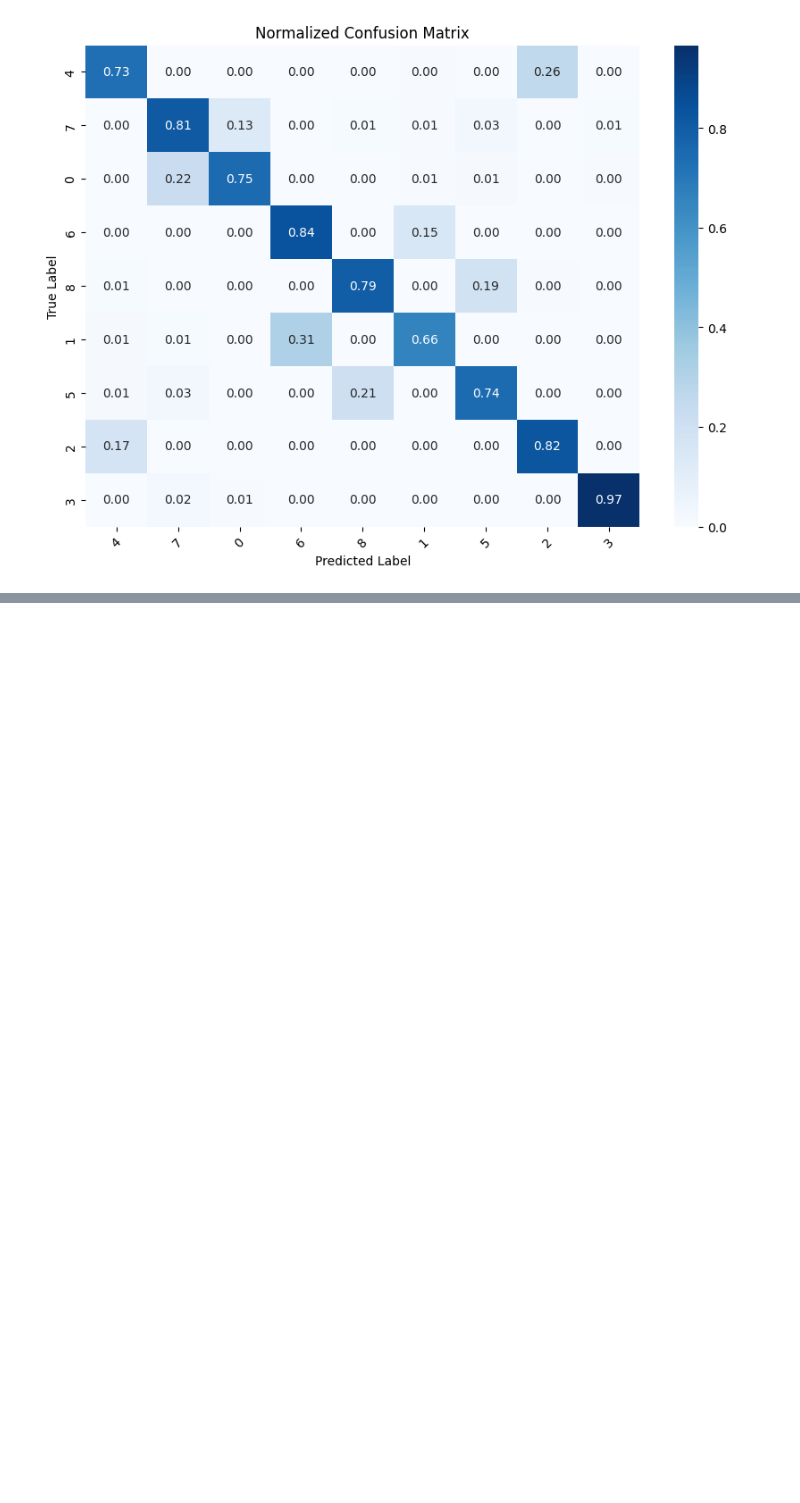
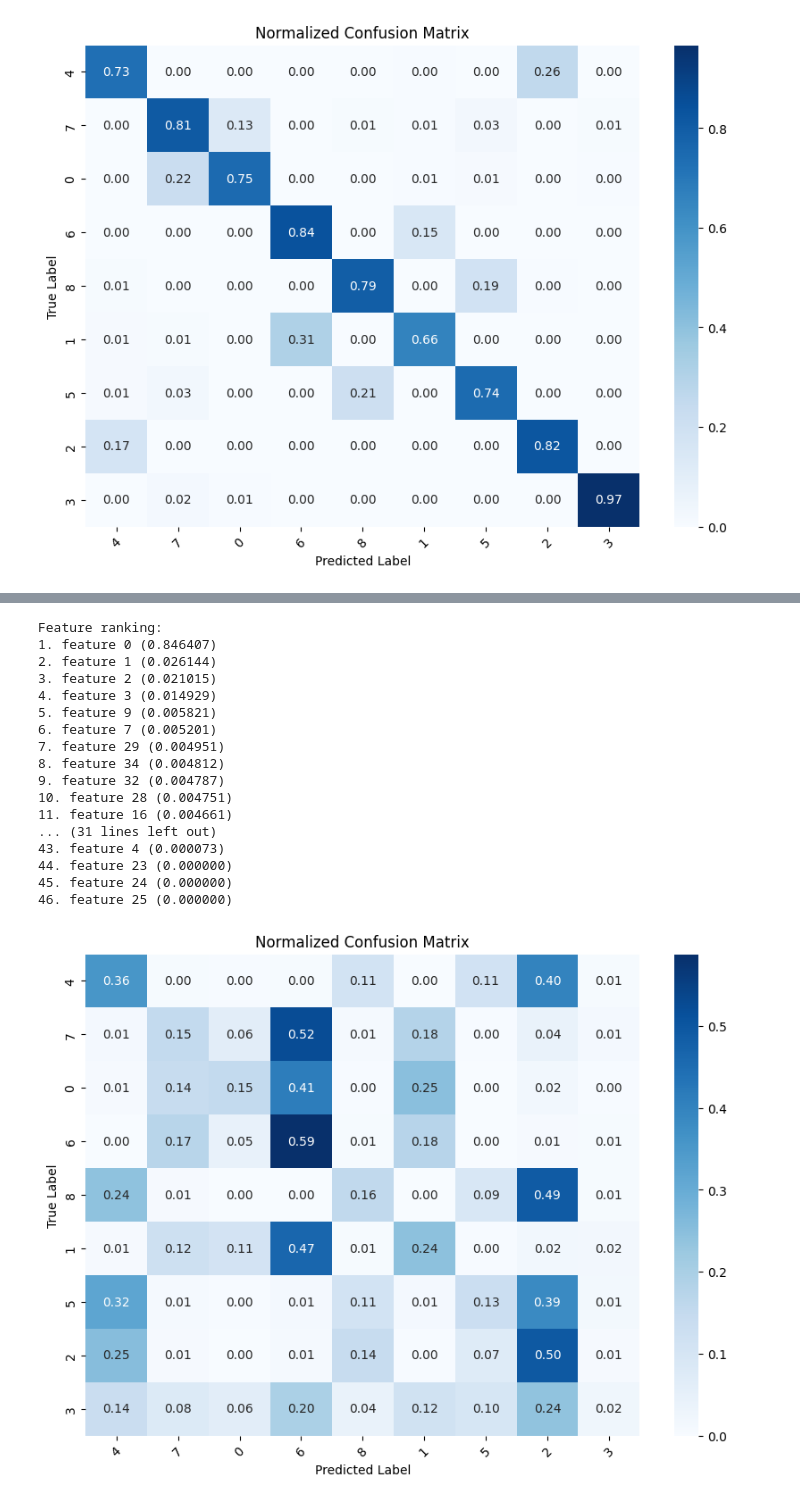
Before and after one commit to Girlcoding22/INDENG142_Sp25, a Jupyter notebook: Rand_Forest.ipynb, the cells around one changed output, grey strips where cells are left out. Drawn from its saved outputs; the diff is of its cells as text; code cells hidden in the pictures; blank space fills up the shorter version.

```diff
--- a/Rand_Forest.ipynb
+++ b/Rand_Forest.ipynb
@@ -100,0 +174,43 @@ plt.show()
+# %%
+#Feature Importance
+importances = rf_model2.feature_importances_
+indices = np.argsort(importances)[::-1]
+# Print the feature ranking
+print("Feature ranking:")
+for f in range(X2.shape[1]):
+    print("%d. feature %d (%f)" % (f + 1, indices[f], importances[indices[f]]))
+
+#make a confusion matrix
+cm2 = confusion_matrix(y2_test, y2_pred)
+# Normalize the confusion matrix
+cm2_normalized = cm2.astype('float') / cm2.sum(axis=1)[:, np.newaxis]
+# Get the unique labels from the original target variable
+unique_labels2 = clustered_data['Cluster'].unique()
+# Create a heatmap with proper labels
+plt.figure(figsize=(10, 7))
+sns.heatmap(cm2_normalized, annot=True, fmt='.2f', cmap='Blues',
+            xticklabels=unique_labels2, yticklabels=unique_labels2)
+plt.title('Normalized Confusion Matrix')
+plt.xlabel('Predicted Label')
+plt.ylabel('True Label')
+plt.xticks(rotation=45)
+plt.show()
+# %% [output]
+Feature ranking:
+1. feature 0 (0.846407)
+2. feature 1 (0.026144)
+3. feature 2 (0.021015)
+4. feature 3 (0.014929)
+5. feature 9 (0.005821)
+6. feature 7 (0.005201)
+7. feature 29 (0.004951)
+8. feature 34 (0.004812)
+9. feature 32 (0.004787)
+10. feature 28 (0.004751)
+11. feature 16 (0.004661)
+... (31 lines left out)
+43. feature 4 (0.000073)
+44. feature 23 (0.000000)
+45. feature 24 (0.000000)
+46. feature 25 (0.000000)
+[figure, added]
```
Also changed, not shown: parts of 3 cells of this notebook, 1 other file.
